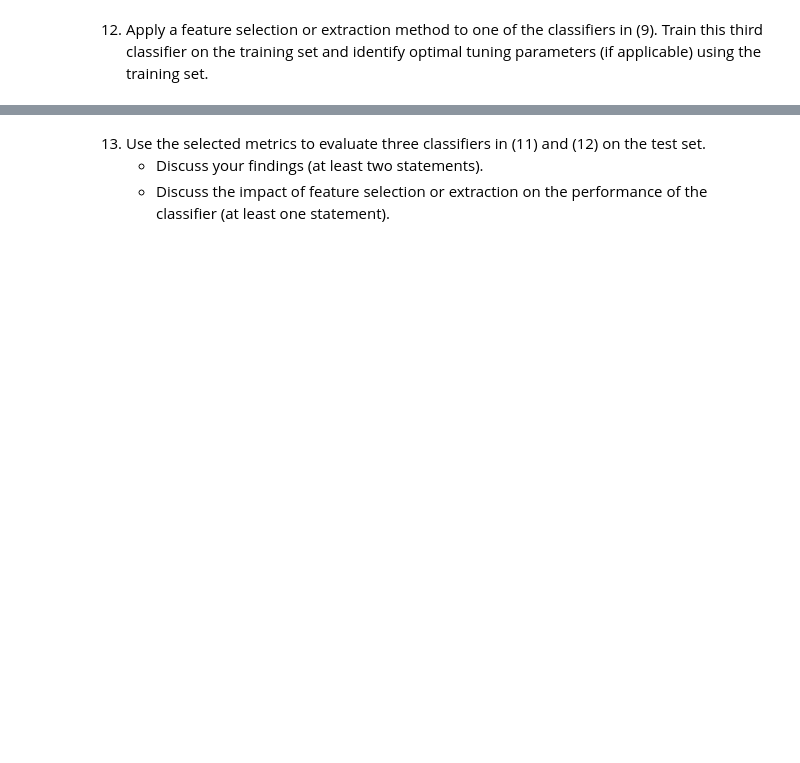
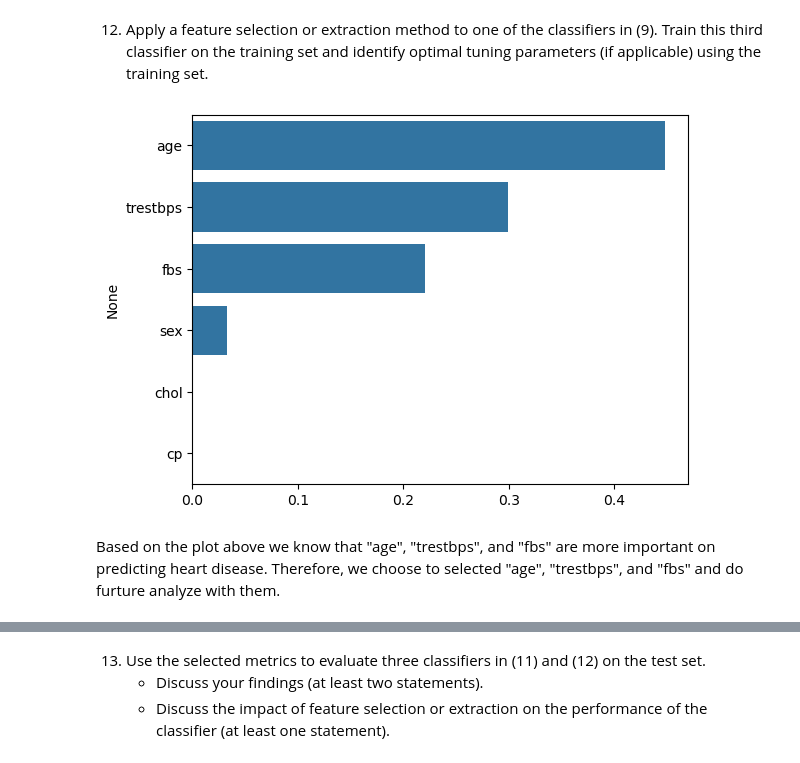
Before and after one commit to tazqq/Assignment6_Group16, a Jupyter notebook: Assignment_6.ipynb, the cells around one changed output, grey strips where cells are left out. Drawn from its saved outputs; the diff is of its cells as text; code cells hidden in the pictures; blank space fills up the shorter version.

```diff
--- a/Assignment_6.ipynb
+++ b/Assignment_6.ipynb
@@ -130,17 +159,6 @@ science methods. Identify and visualize these sub-groups without using the label
 # %%
-from sklearn.cluster import KMeans
-from sklearn.preprocessing import StandardScaler
-
-# Standardize the numerical features
-scaler = StandardScaler()
-X_scaled = scaler.fit_transform(X_cleaned[num_features])
-
-# Apply K-Means clustering
-kmeans = KMeans(n_clusters=2, random_state=1)
-clusters = kmeans.fit_predict(X_scaled)
-
 # Add cluster labels to the dataset
-X_cleaned['Cluster'] = clusters
+X_cleaned['Cluster'] = clusters2
 
 # Visualize the clusters using a pairplot
 sns.pairplot(X_cleaned, vars=num_features, hue='Cluster', palette='Set2', diag_kind='kde')
@@ -190,11 +208,3 @@ Classification error is the proportion of misclassified predictions made by the
 F1 score is the harmonic mean of precision and recall. In binary classification, it is calculated as 2 * (True Positives) / (2 * True Positives + False Positives + False Negatives).
 # %% [markdown]
 11. Train two selected classifiers in (9) and identify optimal tuning parameters (if applicable) using the training set.
-# %%
-scaler = StandardScaler()
-X_scaled = scaler.fit_transform(X_train[num_features])
-
-kmeans = KMeans(n_clusters=2, random_state=1)
-clusters = kmeans.fit_predict(X_scaled)
-
-X_train['Cluster'] = clusters
@@ -232,6 +280,6 @@ plt.show()
 [figure]
 # %%
 tree_clf = DecisionTreeClassifier(max_depth=6, random_state=1)
-tree_clf.fit(X_train[num_features], X_train['Cluster'])
+tree_clf.fit(X_train, y_train)
 # %% [output]
 DecisionTreeClassifier(max_depth=6, random_state=1)
@@ -238,2 +298,14 @@ DecisionTreeClassifier(max_depth=6, random_state=1)
 # %% [markdown]
 12. Apply a feature selection or extraction method to one of the classifiers in (9). Train this third classifier on the training set and identify optimal tuning parameters (if applicable) using the training set.
+# %%
+feature_importances = tree_clf.feature_importances_
+sorted_indices = feature_importances.argsort()[::-1]
+sorted_feature_names = X_train.columns[sorted_indices]
+sorted_importances = feature_importances[sorted_indices]
+# %%
+sns.barplot(x = sorted_importances, y = sorted_feature_names)
+plt.show()
+# %% [output]
+[figure, added]
+# %% [markdown]
+Based on the plot above we know that "age", "trestbps", and "fbs" are more important on predicting heart disease. Therefore, we choose to selected "age", "trestbps", and "fbs" and do furture analyze with them.
```
Also changed, not shown: parts of 16 cells of this notebook.
